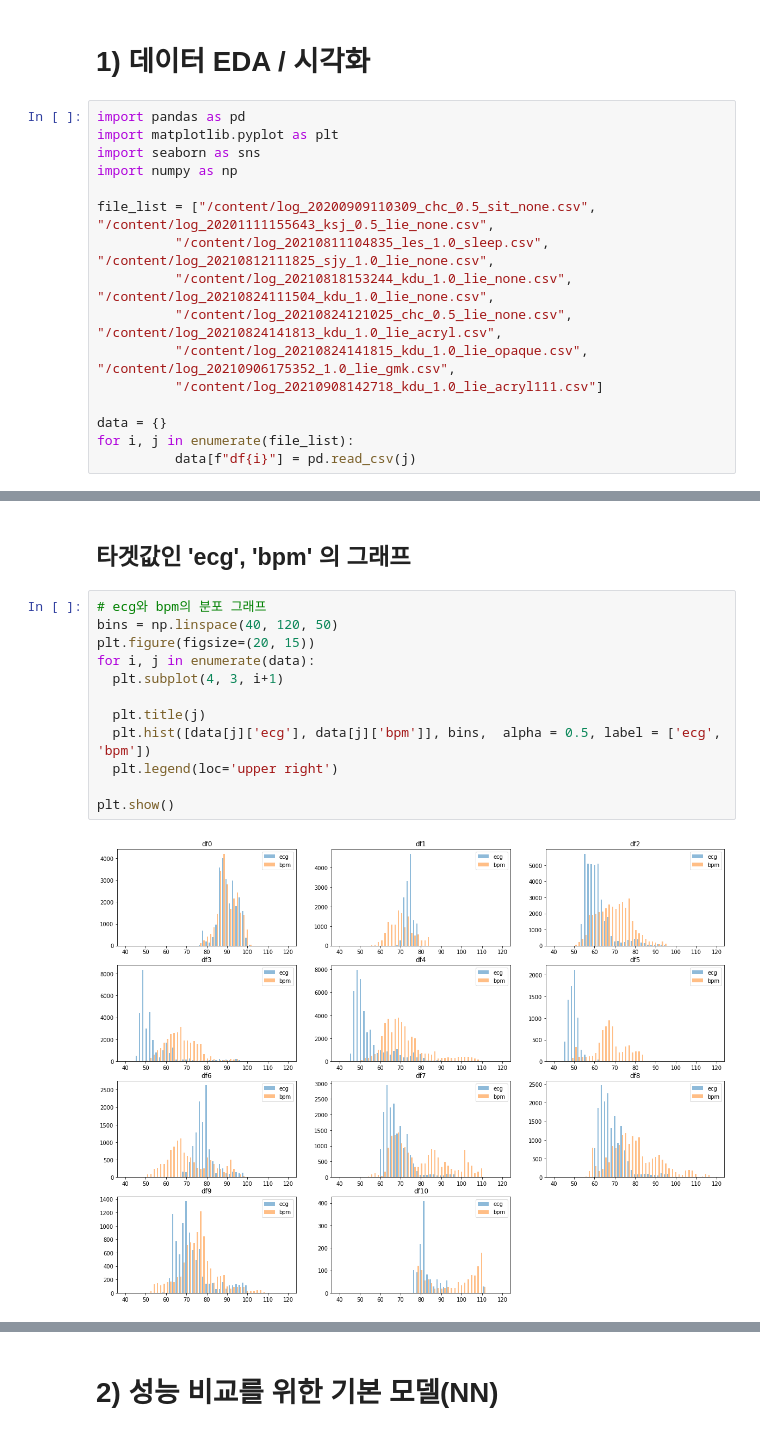
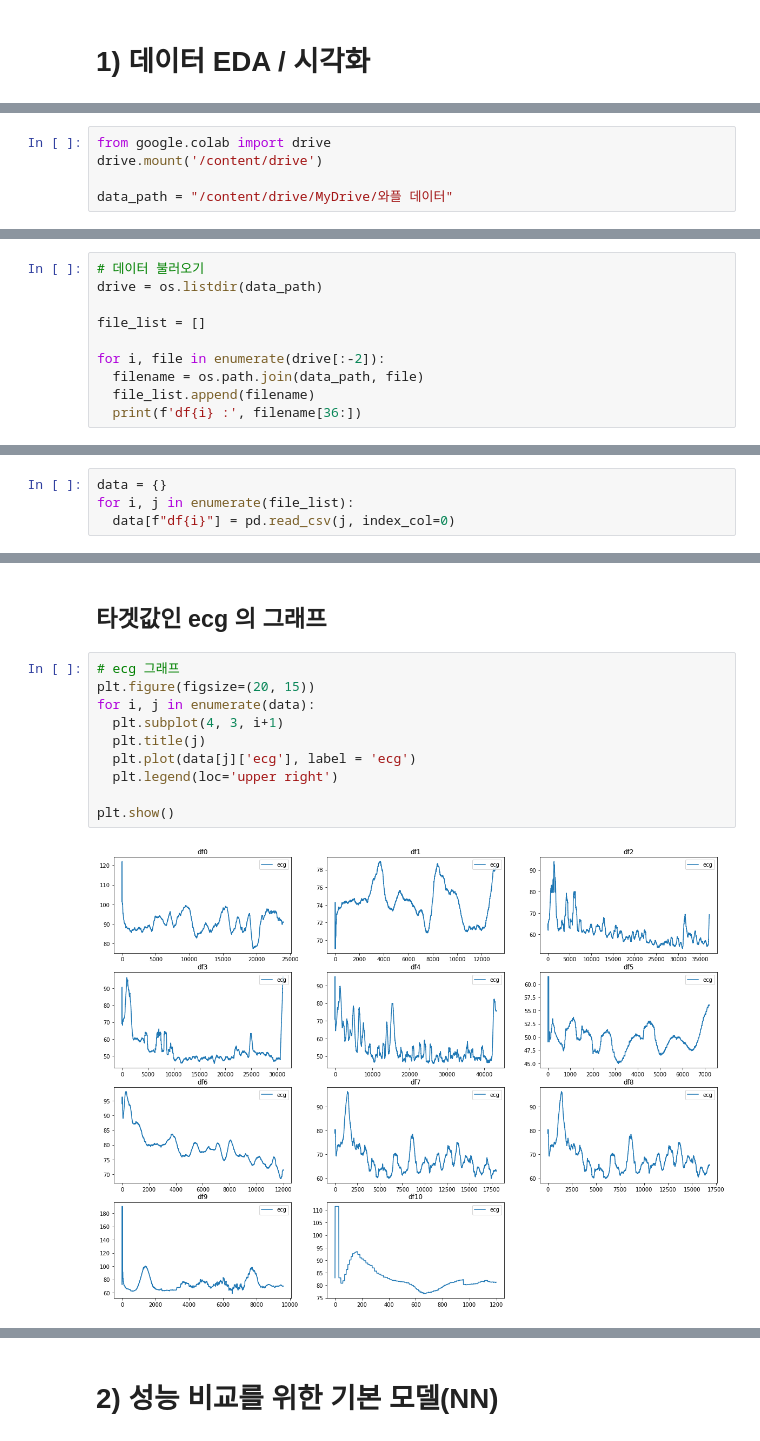
Before and after one commit to sdding/Project, a Jupyter notebook: Wapeul-Project/와플_프로젝트.ipynb, the cells around one changed output, grey strips where cells are left out. Drawn from its saved outputs; the diff is of its cells as text.

```diff
--- a/Wapeul-Project/와플_프로젝트.ipynb
+++ b/Wapeul-Project/와플_프로젝트.ipynb
@@ -20,19 +19,3 @@ bin_var : 큰 움직임(3.6 cm)의 정도
 motion_energy : 작은 움직임(레이더 신호의 흔들림 크기)의 정도
 # %% [markdown]
 # 1) 데이터 EDA / 시각화
-# %%
-import pandas as pd
-import matplotlib.pyplot as plt
-import seaborn as sns
-import numpy as np
-
-file_list = ["/content/log_20200909110309_chc_0.5_sit_none.csv", "/content/log_20201111155643_ksj_0.5_lie_none.csv",
-          "/content/log_20210811104835_les_1.0_sleep.csv", "/content/log_20210812111825_sjy_1.0_lie_none.csv",
-          "/content/log_20210818153244_kdu_1.0_lie_none.csv", "/content/log_20210824111504_kdu_1.0_lie_none.csv",
-          "/content/log_20210824121025_chc_0.5_lie_none.csv", "/content/log_20210824141813_kdu_1.0_lie_acryl.csv",
-          "/content/log_20210824141815_kdu_1.0_lie_opaque.csv", "/content/log_20210906175352_1.0_lie_gmk.csv",
-          "/content/log_20210908142718_kdu_1.0_lie_acryl111.csv"]
-
-data = {}
-for i, j in enumerate(file_list):
-          data[f"df{i}"] = pd.read_csv(j)
@@ -40,0 +28,5 @@ data['df0']
+# %%
+from google.colab import drive
+drive.mount('/content/drive')
+
+data_path = "/content/drive/MyDrive/와플 데이터"
@@ -40,0 +36,10 @@ data['df0']
+# %%
+# 데이터 불러오기
+drive = os.listdir(data_path)
+
+file_list = []
+
+for i, file in enumerate(drive[:-2]):
+  filename = os.path.join(data_path, file)
+  file_list.append(filename)
+  print(f'df{i} :', filename[36:])
@@ -40,0 +58,4 @@ data['df0']
+# %%
+data = {}
+for i, j in enumerate(file_list):
+  data[f"df{i}"] = pd.read_csv(j, index_col=0)
@@ -41,16 +79,14 @@ data['df0']
 # %% [markdown]
-## 타겟값인 'ecg', 'bpm' 의 그래프
+## 타겟값인 **ecg** 의 그래프
 # %%
-# ecg와 bpm의 분포 그래프
-bins = np.linspace(40, 120, 50)
+# ecg 그래프
 plt.figure(figsize=(20, 15))
 for i, j in enumerate(data):
   plt.subplot(4, 3, i+1)
-
   plt.title(j)
-  plt.hist([data[j]['ecg'], data[j]['bpm']], bins,  alpha = 0.5, label = ['ecg', 'bpm'])
+  plt.plot(data[j]['ecg'], label = 'ecg')
   plt.legend(loc='upper right')
 
 plt.show()
 # %% [output]
-[figure, old version]
+[figure, new version]
```
Also changed, not shown: parts of 133 cells of this notebook.
